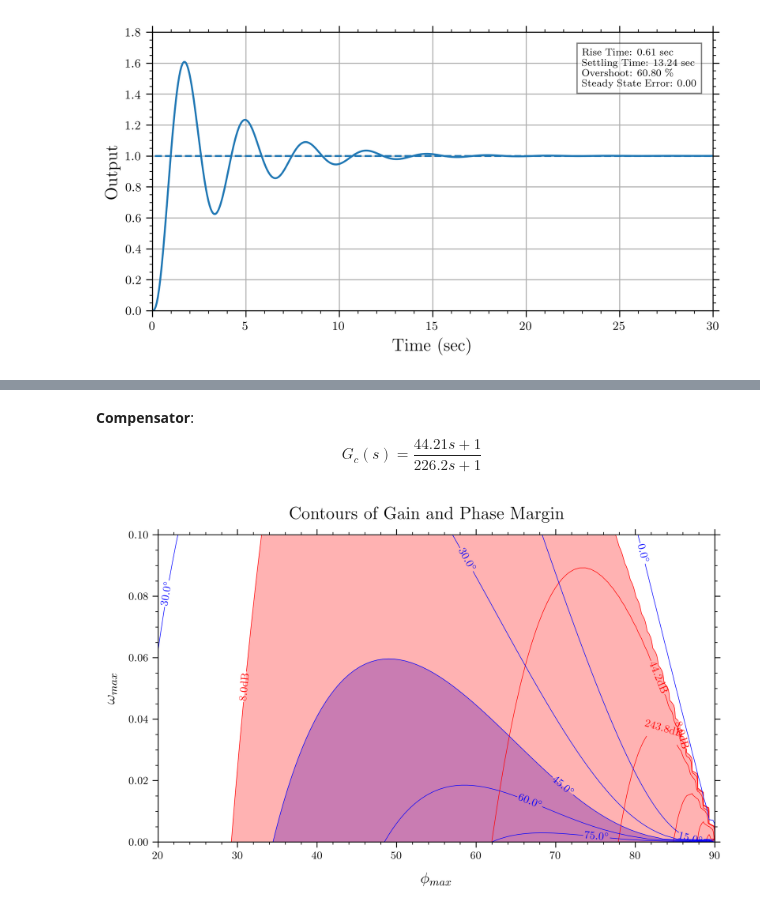
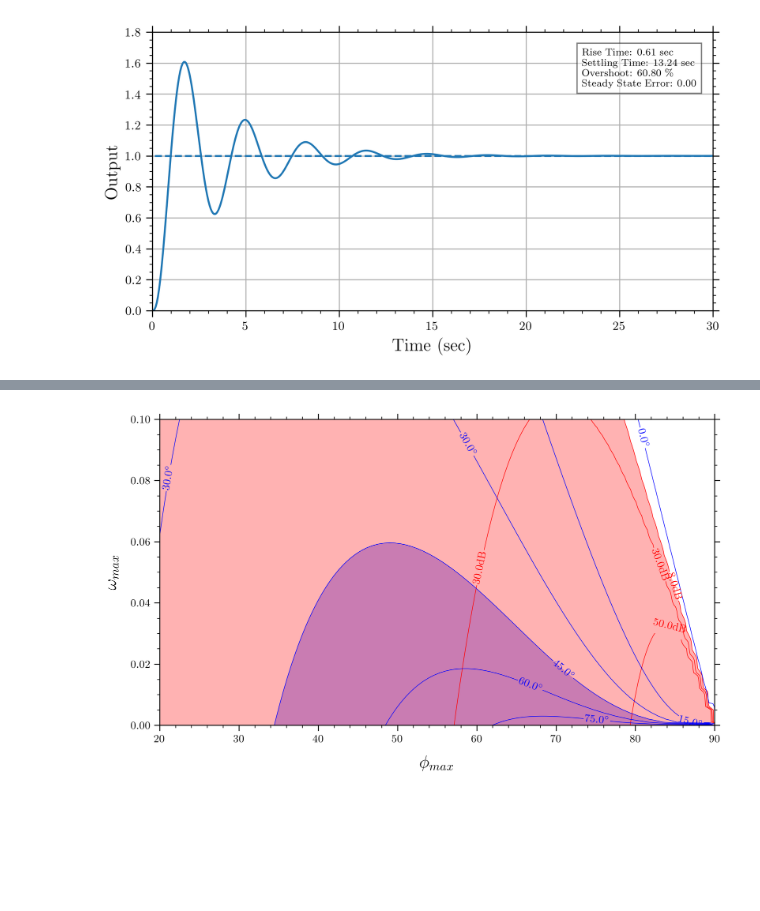
Before and after one commit to ravioli1369/AE308_project, a Jupyter notebook: control.ipynb, the cells around one changed output, grey strips where cells are left out. Cells and saved outputs as stored; diff of their text form; code cells hidden in the pictures; blank space fills up the shorter version.

```diff
--- a/control.ipynb
+++ b/control.ipynb
@@ -29,11 +29,8 @@ $$G(s) = \dfrac{4}{0.1s^3+1.1s^2+s}$$
 K = 4 #sec^(-1)
 G = control.tf([K], [0.1, 1.1, 1, 0])
 plt.figure(figsize=(8, 4), dpi=300)
-w = np.logspace(-1, 1, 100000)
-mag, phase, omega = control.bode(G, w)
-gm, pm, wcg, wcp = control.margin(G)
-plt.text(0.1, -200, f'Gain Margin: {gm:.2f} dB\nPhase Margin: {pm:.2f}$^\circ$\nPhase Crossover Frequency: {wcg:.2f} rad/sec\nGain Crossover Frequency: {wcp:.2f} rad/sec', fontsize=8, bbox=dict(facecolor='white', alpha=0.5))
-# plt.suptitle('Bode Plot of the Initial System', fontsize=16)
+w = np.logspace(-3, 3, 10000)
+mag, phase, omega = control.bode(G, dB=True, omega=w, margins=True, grid=True)
 plt.savefig('bode_uncompensated.png', dpi=300, bbox_inches='tight')
 plt.show()
 # %% [output]
@@ -96,13 +152,0 @@ $$|G_c(j\omega_{max})| =\sqrt{a}$$
-# %%
-w_gco = omega[phase*180/np.pi>-120][0]/10
-phi_max = 60 - pm
-a = (1-np.sin(np.deg2rad(phi_max)))/(1+np.sin(np.deg2rad(phi_max)))
-T = 1/(w_gco*np.sqrt(a))
-G_c = control.tf([a*T, 1], [T, 1])
-fig = plt.figure(figsize=(8, 4), dpi=300)
-mag, phase, omega = control.bode(G_c*G, w)
-gm, pm, wcg, wcp = control.margin(G_c*G)
-plt.text(0.1, -200, f'Gain Margin: {gm:.2f} dB\nPhase Margin: {pm:.2f}$^\circ$\nPhase Crossover Frequency: {wcg:.2f} rad/sec\nGain Crossover Frequency: {wcp:.2f} rad/sec', fontsize=8, bbox=dict(facecolor='white', alpha=0.5))
-plt.suptitle('Bode Plot of the Compensated System', fontsize=16)
-plt.savefig('bode_compensated.png', dpi=300)
-plt.show()
@@ -137,6 +153,3 @@ plt.show()
-# %% [markdown]
-**Compensator**:
-$$G_c(s) = \dfrac{44.21s+1}{226.2s+1}$$
 # %%
 phi_max = np.linspace(20, 90.0001, 100)
 w_c = np.linspace(1e-17, 0.1, 100)
@@ -154,7 +167,7 @@ for (i, w) in enumerate(w_c):
         T = 1/(w*np.sqrt(a))
         G_c = control.tf([a*T, 1], [T, 1])
         gm, pm, *_ = control.margin(G*G_c)
-        gm_array[i][j] = gm
+        gm_array[i][j] = 20*np.log10(gm)
         pm_array[i][j] = pm
         # print(counter)
         counter += 1
@@ -172,33 +185,24 @@ phi_max, w_c = np.meshgrid(phi_max, w_c)
 # %%
 fig, ax = plt.subplots(1, 1, figsize=(9,5), dpi=300)
 CS = ax.contour(phi_max, w_c, gm_array, colors='r', linewidths=0.5, \
     extent=[phi_max.min(), phi_max.max(), w_c.min(), w_c.max()], \
-    levels=np.logspace(np.log10(8), 15, 20))
+    levels=[8, 30, 50])
 ax.clabel(CS, inline=1, fontsize=10, fmt=lambda x: f'{x:.1f}dB')
 CS = ax.contour(phi_max, w_c, pm_array, colors='b', linewidths=0.5, \
     extent=[phi_max.min(), phi_max.max(), w_c.min(), w_c.max()])
 ax.clabel(CS, inline=1, fontsize=10, fmt=lambda x: f'{x:.1f}$^\circ$')
-# CS = ax.contour(phi_max, w_c, os_array, colors='k', linewidths=0.5, \
-#     extent=[phi_max.min(), phi_max.max(), w_c.min(), w_c.max()], \
-#     levels=np.linspace(0, 30, 5))
-# ax.clabel(CS, inline=1, fontsize=10, fmt=lambda x: f'{x:.2f}')
-# CS = ax.contour(phi_max, w_c, Ts_array, colors='g', linewidths=0.5, \
-#     extent=[phi_max.min(), phi_max.max(), w_c.min(), w_c.max()], \
-#     levels=[6.117310889326277])
-# ax.clabel(CS, inline=1, fontsize=10, fmt=lambda x: f'{x:.2f}')
 
 # fill the contours, which have pm>45 and gm>8
 ax.contourf(phi_max, w_c, pm_array, colors='b', \
     extent=[phi_max.min(), phi_max.max(), w_c.min(), w_c.max()], \
         levels=[45, 100], alpha=0.3)
 ax.contourf(phi_max, w_c, gm_array, colors='r', \
     extent=[phi_max.min(), phi_max.max(), w_c.min(), w_c.max()], \
         levels=[8, 1e25], alpha=0.3)
 
-ax.set_xlabel(r'$\phi_{max}$', fontsize=14, labelpad=10)
-ax.set_ylabel(r'$\omega_{max}$', fontsize=14, labelpad=10)
-fig.suptitle('Contours of Gain and Phase Margin', fontsize=16, y=0.95)
-fig.savefig("contour_gm_pm.jpg", bbox_inches='tight')
+ax.set_xlabel(r'$\phi_{max}$', fontsize=16, labelpad=10)
+ax.set_ylabel(r'$\omega_{max}$', fontsize=16, labelpad=10)
+fig.savefig("contour_gm_pm.png", bbox_inches='tight')
 plt.show()
 # %% [output]
-[figure, old version]
+[figure, new version]
```
Also changed, not shown: parts of 11 cells of this notebook, 17 other files.
